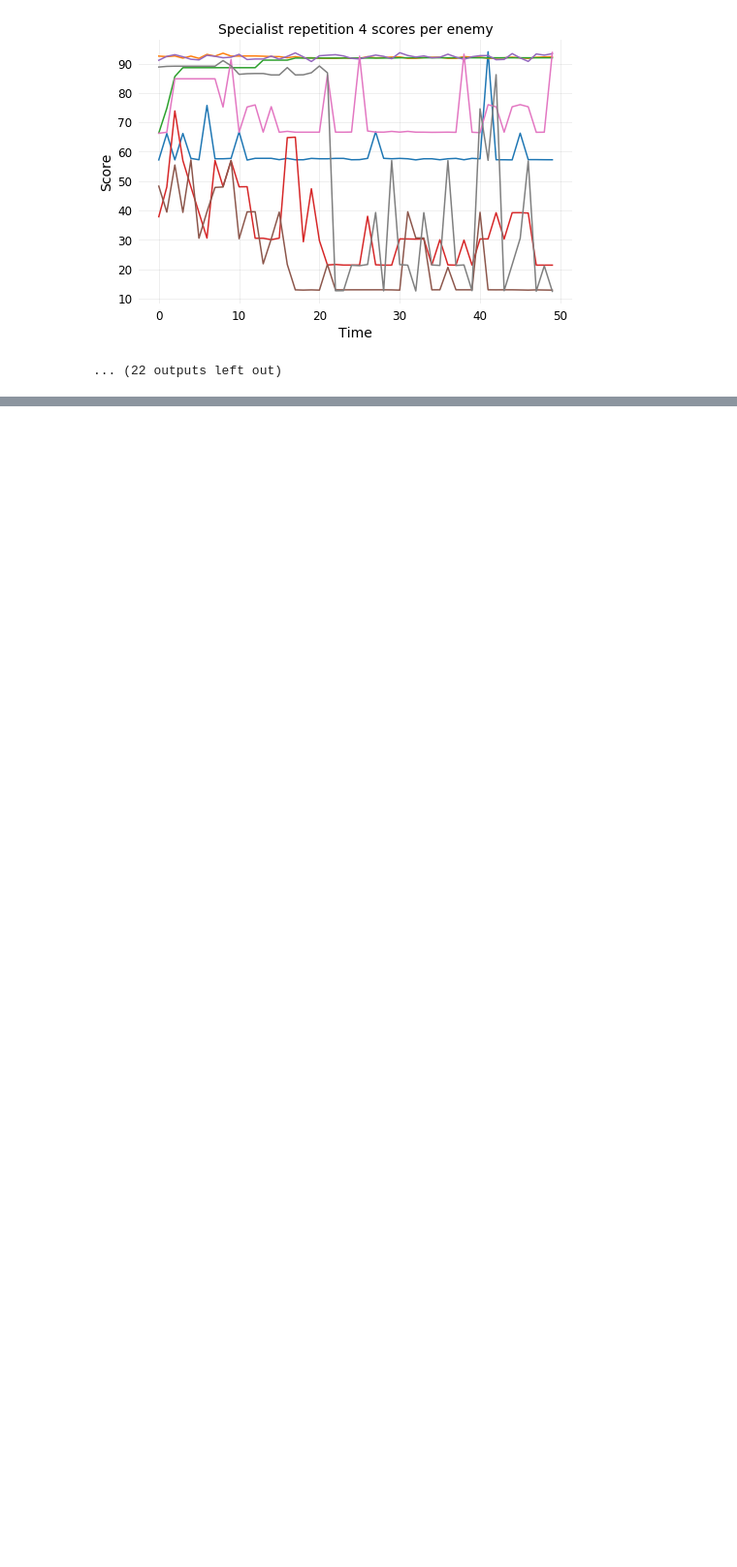
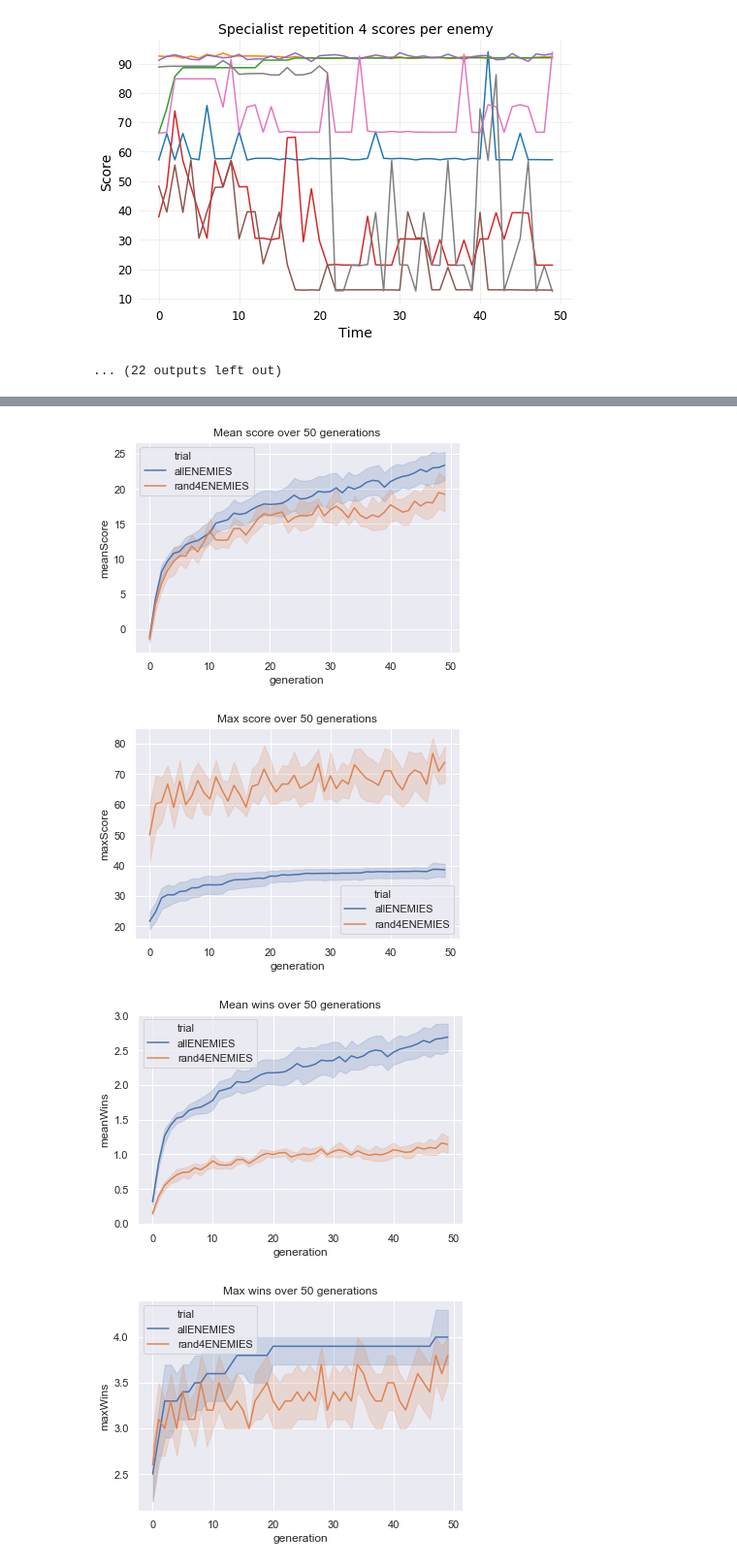
Before and after one commit to popoiopo/EvolutionaryAlgo, a Jupyter notebook: bas_data_analysis.ipynb, the cells around one changed output, grey strips where cells are left out. Shown at 97% size. Cells and saved outputs as stored; diff of their text form; code cells hidden in the pictures; blank space fills up the shorter version.

```diff
--- a/bas_data_analysis.ipynb
+++ b/bas_data_analysis.ipynb
@@ -277,0 +319,22 @@ Specialist score per enemy beste score
+# %%
+prepData = {
+    "trial": [],
+    "rep": [],
+    "generation": [],
+    "meanScore": [],
+    "maxScore": [],
+    "maxWins": [],
+    "meanWins": []
+}
+for trial in allData.keys():
+    for rep in range(len(allData[trial].scores)):
+        for generation in range(len(allData[trial].scores[rep])):
+            prepData["trial"].append(trial)
+            prepData["rep"].append(rep)
+            prepData["generation"].append(generation)
+            prepData["meanScore"].append(np.mean(allData[trial].scores[rep][generation]))
+            prepData["maxScore"].append(np.max(allData[trial].scores[rep][generation]))
+            prepData["maxWins"].append(np.max(allData[trial].wins[rep][generation]))
+            prepData["meanWins"].append(np.mean(allData[trial].wins[rep][generation]))
+
+plottingData2 = pd.DataFrame(prepData)
@@ -277,0 +349,23 @@ Specialist score per enemy beste score
+# %%
+import seaborn as sns; sns.set()
+import matplotlib.pyplot as plt
+ax = sns.lineplot(x="generation", y="meanScore", hue="trial",
+                  data=plottingData2).set_title("Mean score over 50 generations")
+plt.show()
+
+ax = sns.lineplot(x="generation", y="maxScore", hue="trial",
+                  data=plottingData2).set_title("Max score over 50 generations")
+plt.show()
+
+ax = sns.lineplot(x="generation", y="meanWins", hue="trial",
+                  data=plottingData2).set_title("Mean wins over 50 generations")
+plt.show()
+
+ax = sns.lineplot(x="generation", y="maxWins", hue="trial",
+                  data=plottingData2).set_title("Max wins over 50 generations")
+plt.show()
+# %% [output]
+[figure, added]
+[figure, added]
+[figure, added]
+[figure, added]
```
Also changed, not shown: parts of 6 cells of this notebook, 1 other file.
